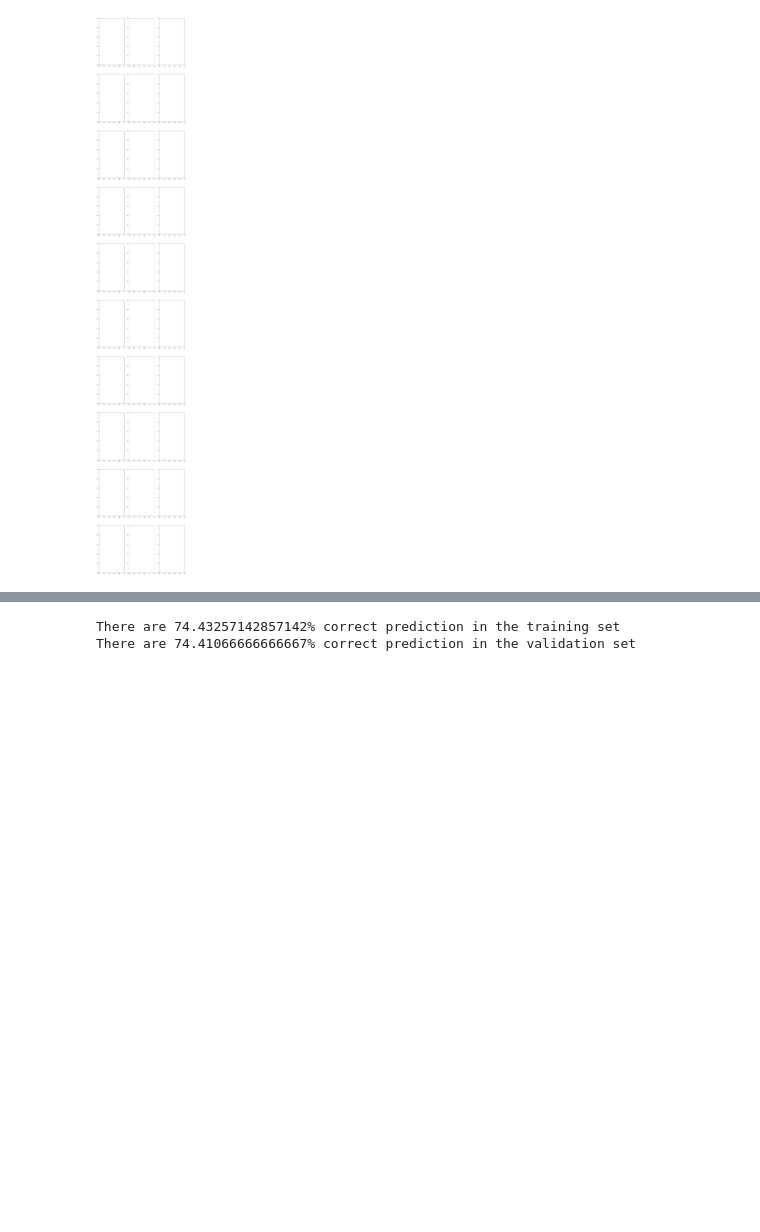
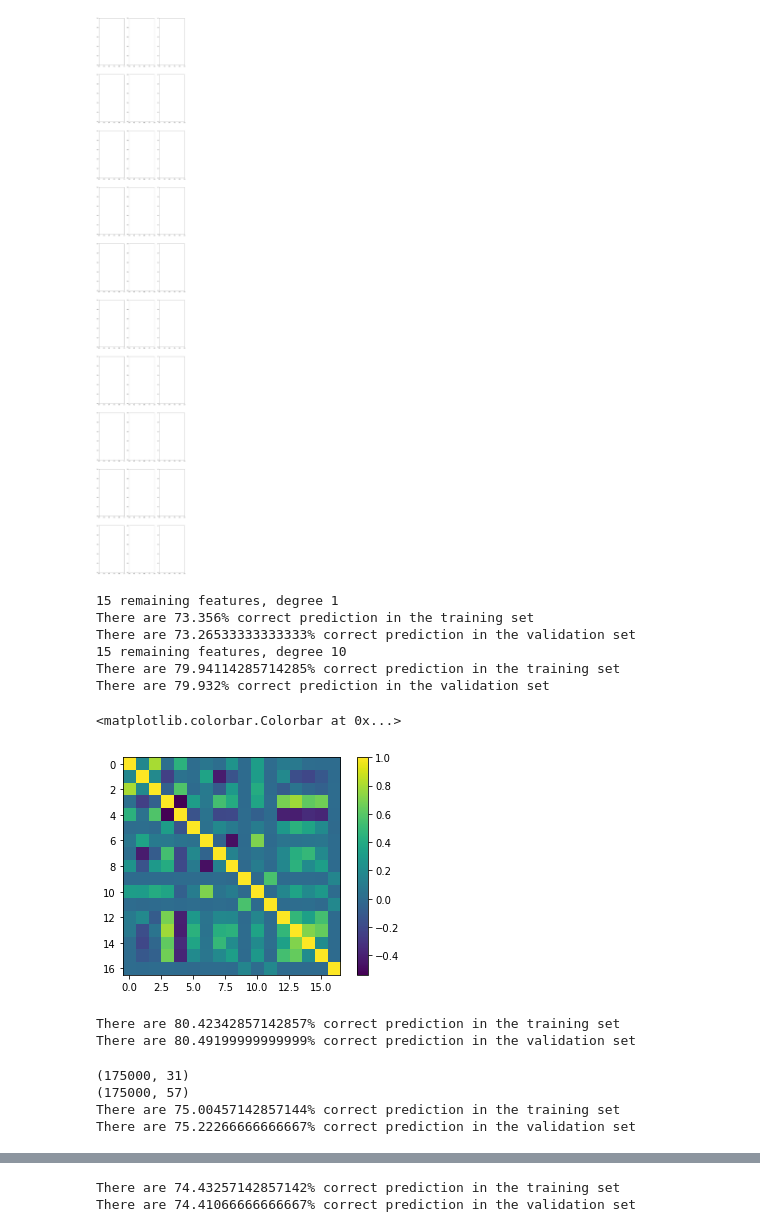
Before and after one commit to CS-433/ml-project-1-jdl, a Jupyter notebook: code/boxplots.ipynb, the cells around one changed output, grey strips where cells are left out. Drawn from its saved outputs; the diff is of its cells as text; code cells hidden in the pictures; blank space fills up the shorter version.

Commit message:
tests

```diff
--- a/code/boxplots.ipynb
+++ b/code/boxplots.ipynb
@@ -51,3 +51,83 @@ for i in range(len(names[2:])):
 (211886,)
 ValueError: Buffer has wrong number of dimensions (expected 1, got 0)
 [figure]
+# %%
+# Removal test
+idxx = [5,6,7,10,13,16,19,21,26,27,28,29,30]
+#[1,3,8,9,10,11,12,15,16,17,18,19,20,21,22,23,24,25,26,27,28,29,30]
+train_tx_tests = np.delete(train_tx, idxx, 1)
+#val_tx_tests = np.delete(val_tx, [12, 13, 16, 19, 21], 1)
+val_tx_tests = np.delete(val_tx, idxx, 1)
+
+indexes = [1,2,3,4,5,6,7,8,9,10,11,12,13,14,15]
+train_poly_tests = build_poly_tx(train_tx_tests, idx=indexes, degree=8)
+val_poly_tests = build_poly_tx(val_tx_tests, idx=indexes, degree=8)
+
+print('15 remaining features, degree 1')
+w_tests, _ = least_squares(train_y, train_tx_tests)
+train_score, test_score = accuracy(train_tx_tests, train_y, val_tx_tests, val_y, w_tests, print_ = True)
+
+print('15 remaining features, degree 10')
+w_poly_tests, _ = least_squares(train_y, train_poly_tests)
+train_score, test_score = accuracy(train_poly_tests, train_y, val_poly_tests, val_y, w_poly_tests, print_ = True)
+
+coeff_matrix = np.corrcoef(train_tx_tests[:,1:].T)
+ax = plt.imshow(coeff_matrix)
+plt.colorbar()
+# %% [output]
+15 remaining features, degree 1
+There are 73.356% correct prediction in the training set
+There are 73.26533333333333% correct prediction in the validation set
+15 remaining features, degree 10
+There are 79.94114285714285% correct prediction in the training set
+There are 79.932% correct prediction in the validation set
+<matplotlib.colorbar.Colorbar at 0x...>
+[figure, added]
+# %%
+def build_poly_tx(tx, idx, degree):
+    """polynomial basis functions for input data x, for j=0 up to j=degree."""
+    new_tx = tx.copy()
+    new_tx = np.delete(new_tx, idx, axis = 1)
+    for i in idx:
+        poly = np.power(tx[:,i], 1)
+        for deg in range(2, degree+1):
+            poly = np.c_[poly, np.power(tx[:,i], deg)]
+        new_tx = np.hstack((new_tx, poly))
+    return new_tx
+
+#### EXPAND RELEVANT FEATURES - KEEP OTHERS
+
+#indexes = [1,3,8,9,10,11,12,15,16,17,18,19,20,21,22,23,24,25,26,27,28,29,30]
+#indexes = [1,2,3,4,5,6,7,8,9,11,12,13,14,15,17,18,20,22,23,24,25,26,27,28,29]
+#indexes = [2,4,5,6,7,13,14]
+indexes = [1,2,3,4,8,9,11,12,14,15,17,18,20,22,23]
+train_poly_test = build_poly_tx(train_tx, idx=indexes, degree=8)
+val_poly_test = build_poly_tx(val_tx, idx=indexes, degree=8)
+#print(train_tx.shape)
+#print(poly_test.shape)
+w_poly_tests, loss_poly_tests = least_squares(train_y, train_poly_test)
+train_score, test_score = accuracy(train_poly_test, train_y, val_poly_test, val_y, w_poly_tests, print_ = True)
+# %% [output]
+There are 80.42342857142857% correct prediction in the training set
+There are 80.49199999999999% correct prediction in the validation set
+# %%
+#### EXPAND RELEVANT FEATURES - REMOVE OTHERS (not done yet)
+
+train_tx_tests = np.delete(train_tx, [1,3,8,9,10,11,12,15,16,17,18,19,20,21,22,23,24,25,26,27,28,29,30], 1)
+#val_tx_tests = np.delete(val_tx, [12, 13, 16, 19, 21], 1)
+val_tx_tests = np.delete(val_tx, [1,3,8,9,10,11,12,15,16,17,18,19,20,21,22,23,24,25,26,27,28,29,30], 1)
+
+#indexes = [1,3,8,9,10,11,12,15,16,17,18,19,20,21,22,23,24,25,26,27,28,29,30]
+#indexes = [2,4,5,6,7,13,14]
+indexes = [1,2,3,4,5,6,7]
+train_poly_test = build_poly_tx(train_tx_tests, idx=indexes, degree=8)
+val_poly_test = build_poly_tx(val_tx_tests, idx=indexes, degree=8)
+print(train_tx.shape)
+print(train_poly_test.shape)
+w_poly_tests, loss_poly_tests = least_squares(train_y, train_poly_test)
+train_score, test_score = accuracy(train_poly_test, train_y, val_poly_test, val_y, w_poly_tests, print_ = True)
+# %% [output]
+(175000, 31)
+(175000, 57)
+There are 75.00457142857144% correct prediction in the training set
+There are 75.22266666666667% correct prediction in the validation set
```
Also changed, not shown: parts of 6 cells of this notebook.
